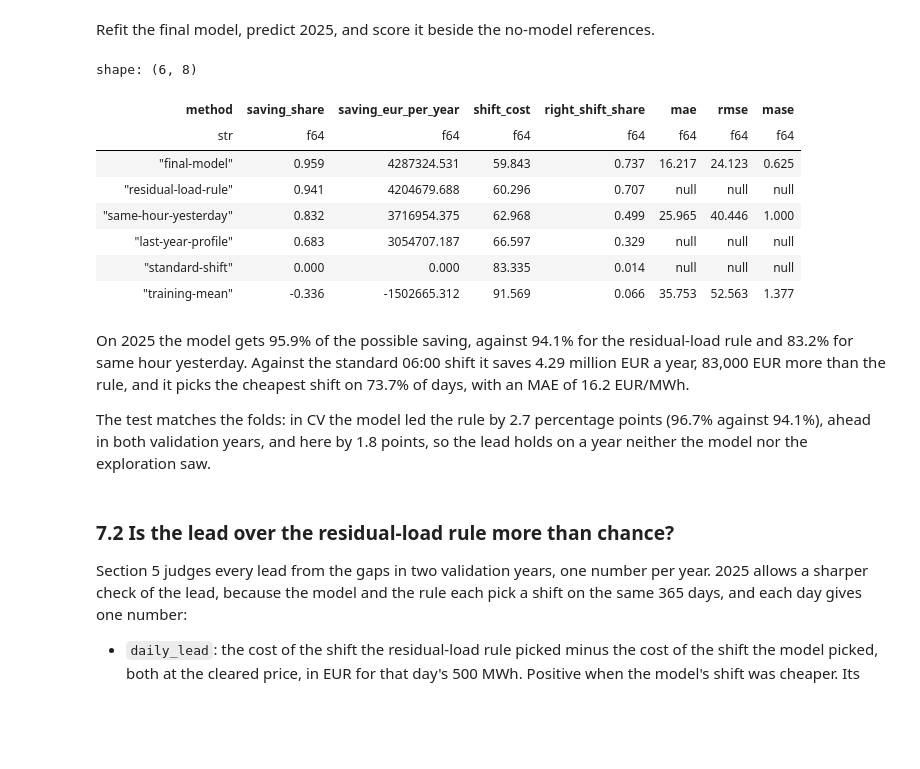
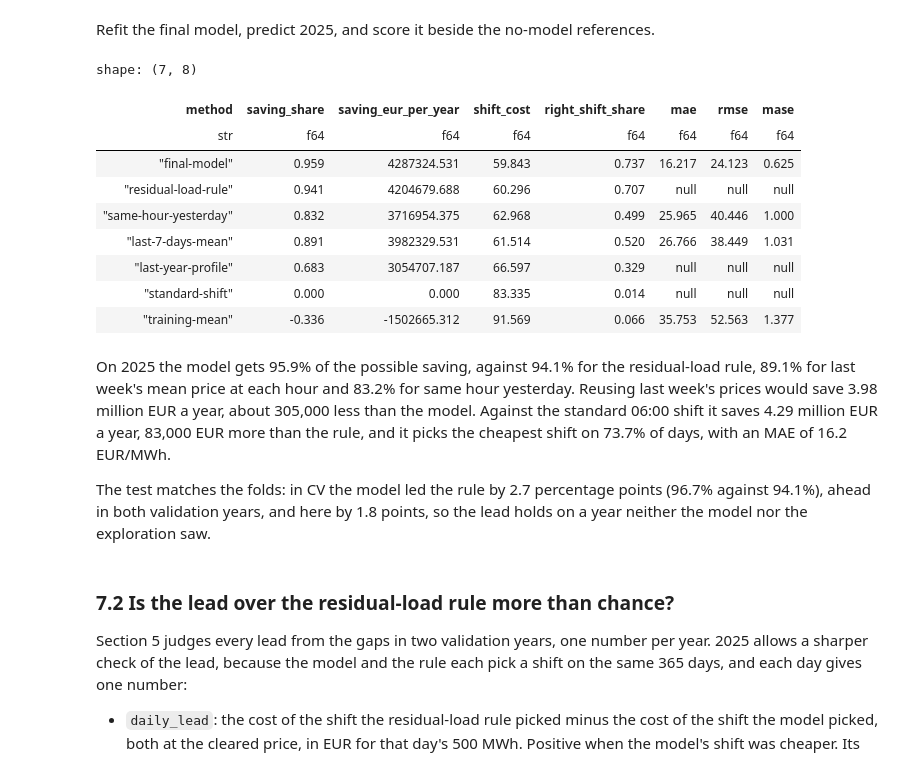
Before and after one commit to martin-gbeck/dba-group-project, a Jupyter notebook: de_price_forecast.ipynb, the cells around one changed output. Cells and saved outputs as stored; diff of their text form; code cells hidden in the pictures; blank space fills up the shorter version.

```diff
--- a/de_price_forecast.ipynb
+++ b/de_price_forecast.ipynb
@@ -1166,6 +1173,12 @@ xgb = set(columns_for(list(GROUPS)))
 # %% [markdown]
 Score the reference rules on each validation year and average them.
 # %%
+# each hour's mean price over the 7 days up to D-1, all known at 11:55 on D-1
+local_prices = clean.group_by("date", "hour").agg(price=pl.col("price_da").mean())
+last_7_days = local_prices.pipe(trailing_hourly_mean, 7).with_columns(
+    date=pl.col("date") + pl.duration(days=1)
+)
+
 reference_scores: dict[str, list[Scores]] = {}
 for fit, valid in make_folds(dev, FOLDS).values():
     last_year = (
@@ -1176,9 +1189,13 @@ for fit, valid in make_folds(dev, FOLDS).values():
     profile = valid.join(last_year, on="hour", how="left").sort("utc_timestamp")[
         "profile"
     ]
+    recent = valid.join(last_7_days, on=["date", "hour"], how="left").sort(
+        "utc_timestamp"
+    )["mean_price"]
     standard = np.where(valid["hour"].is_between(6, 13).to_numpy(), 0.0, 1.0)
     fold_scores = {
         "same-hour-yesterday": evaluate(valid, valid["price_lag24"].to_numpy()),
+        "last-7-days-mean": evaluate(valid, recent.to_numpy()),
         "training-mean": evaluate(valid, np.full(valid.height, fit["price_da"].mean())),
         "standard-shift": evaluate(
             valid, standard, pick_with_premium=False, report_error=False
@@ -1962,7 +1980,11 @@ profile_2024 = (
     .group_by("hour")
     .agg(profile=pl.col("price_da").mean())
 )
-test_frame = test_frame.join(profile_2024, on="hour", how="left").sort("utc_timestamp")
+test_frame = (
+    test_frame.join(profile_2024, on="hour", how="left")
+    .join(last_7_days, on=["date", "hour"], how="left")
+    .sort("utc_timestamp")
+)
 standard_2025 = np.where(test_frame["hour"].is_between(6, 13).to_numpy(), 0.0, 1.0)
 
 pl.DataFrame(
@@ -1975,39 +1997,42 @@ pl.DataFrame(
             pick_with_premium=False,
             report_error=False,
         ),
         {"method": "same-hour-yesterday"}
         | evaluate(test_frame, test_frame["price_lag24"].to_numpy()),
+        {"method": "last-7-days-mean"}
+        | evaluate(test_frame, test_frame["mean_price"].to_numpy()),
         {"method": "last-year-profile"}
         | evaluate(test_frame, test_frame["profile"].to_numpy(), report_error=False),
         {"method": "standard-shift"}
         | evaluate(
             test_frame, standard_2025, pick_with_premium=False, report_error=False
         ),
         {"method": "training-mean"}
         | evaluate(test_frame, np.full(test_frame.height, dev["price_da"].mean())),
     ]
 ).select(
     "method",
     "saving_share",
     "saving_eur_per_year",
     "shift_cost",
     "right_shift_share",
     "mae",
     "rmse",
     "mase",
 )
 # %% [output]
-shape: (6, 8)
+shape: (7, 8)
 | method | saving_share | saving_eur_per_year | shift_cost | right_shift_share | mae | rmse | mase |
 | str | f64 | f64 | f64 | f64 | f64 | f64 | f64 |
 | "final-model" | 0.959 | 4287324.531 | 59.843 | 0.737 | 16.217 | 24.123 | 0.625 |
 | "residual-load-rule" | 0.941 | 4204679.688 | 60.296 | 0.707 | null | null | null |
 | "same-hour-yesterday" | 0.832 | 3716954.375 | 62.968 | 0.499 | 25.965 | 40.446 | 1.000 |
+| "last-7-days-mean" | 0.891 | 3982329.531 | 61.514 | 0.520 | 26.766 | 38.449 | 1.031 |
 | "last-year-profile" | 0.683 | 3054707.187 | 66.597 | 0.329 | null | null | null |
 | "standard-shift" | 0.000 | 0.000 | 83.335 | 0.014 | null | null | null |
 | "training-mean" | -0.336 | -1502665.312 | 91.569 | 0.066 | 35.753 | 52.563 | 1.377 |
 # %% [markdown]
-On 2025 the model gets 95.9% of the possible saving, against 94.1% for the residual-load rule and 83.2% for same hour yesterday. Against the standard 06:00 shift it saves 4.29 million EUR a year, 83,000 EUR more than the rule, and it picks the cheapest shift on 73.7% of days, with an MAE of 16.2 EUR/MWh.
+On 2025 the model gets 95.9% of the possible saving, against 94.1% for the residual-load rule, 89.1% for last week's mean price at each hour and 83.2% for same hour yesterday. Reusing last week's prices would save 3.98 million EUR a year, about 305,000 less than the model. Against the standard 06:00 shift it saves 4.29 million EUR a year, 83,000 EUR more than the rule, and it picks the cheapest shift on 73.7% of days, with an MAE of 16.2 EUR/MWh.
 
 The test matches the folds: in CV the model led the rule by 2.7 percentage points (96.7% against 94.1%), ahead in both validation years, and here by 1.8 points, so the lead holds on a year neither the model nor the exploration saw.
 # %% [markdown]
```
Also changed, not shown: parts of 8 cells of this notebook, 8 other files.
